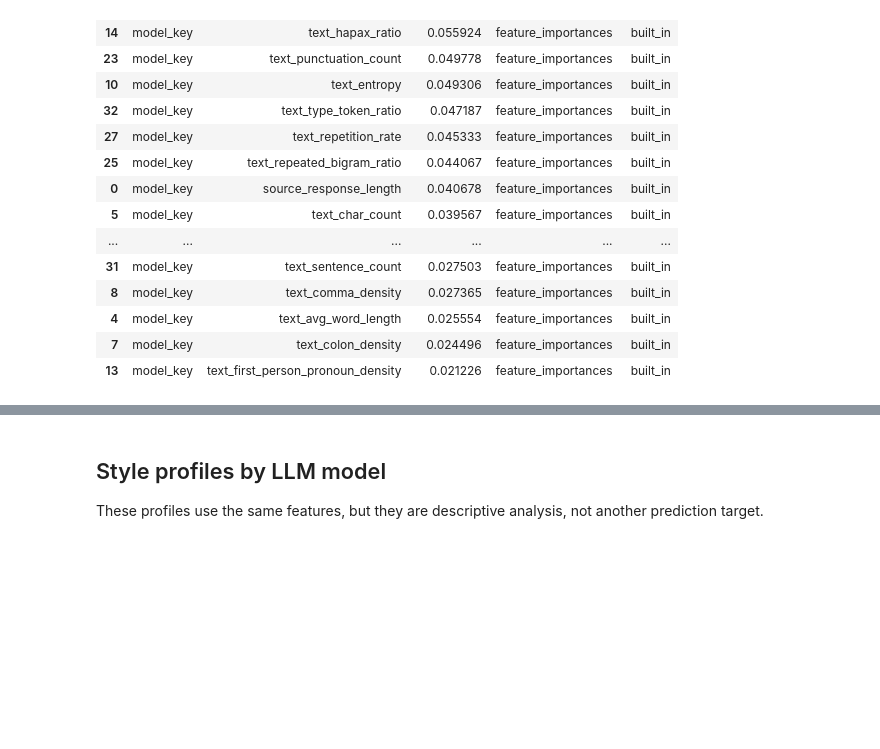
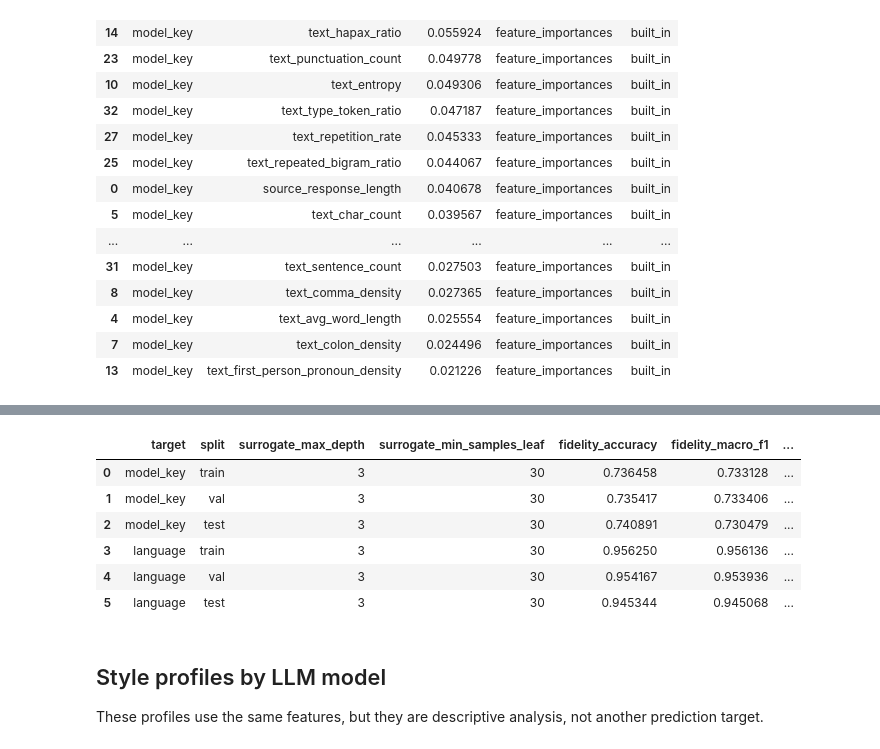
Before and after one commit to nataliachoszczyk/LLM-Behavior-XAI, a Jupyter notebook: notebooks/week_6_7_xai_training_and_profiles.ipynb, the cells around one changed output, grey strips where cells are left out. Drawn from its saved outputs; the diff is of its cells as text; code cells hidden in the pictures; blank space fills up the shorter version.

```diff
--- a/notebooks/week_6_7_xai_training_and_profiles.ipynb
+++ b/notebooks/week_6_7_xai_training_and_profiles.ipynb
@@ -1058,3 +1197,81 @@ pd.concat(importance_outputs).head(20)
+# %%
+def train_surrogate_tree(target: str, max_depth: int = 3, min_samples_leaf: int = 30):
+    main_model = best_by_target[target]["model"]
+    class_names = best_by_target[target]["class_names"]
+    pseudo_train = main_model.predict(feature_splits["train"])
+
+    surrogate = DecisionTreeClassifier(
+        max_depth=max_depth,
+        min_samples_leaf=min_samples_leaf,
+        random_state=RANDOM_STATE,
+        class_weight="balanced",
+    )
+    surrogate.fit(feature_splits["train"], pseudo_train)
+
+    rows = []
+    for split in ("train", "val", "test"):
+        main_predictions = main_model.predict(feature_splits[split])
+        surrogate_predictions = surrogate.predict(feature_splits[split])
+        true_labels = best_by_target[target]["encoded_targets"][split]
+        rows.append(
+            {
+                "target": target,
+                "split": split,
+                "surrogate_max_depth": max_depth,
+                "surrogate_min_samples_leaf": min_samples_leaf,
+                "fidelity_accuracy": accuracy_score(main_predictions, surrogate_predictions),
+                "fidelity_macro_f1": f1_score(
+                    main_predictions,
+                    surrogate_predictions,
+                    average="macro",
+                    zero_division=0,
+                ),
+                "surrogate_task_accuracy": accuracy_score(true_labels, surrogate_predictions),
+                "surrogate_task_macro_f1": f1_score(
+                    true_labels,
+                    surrogate_predictions,
+                    average="macro",
+                    zero_division=0,
+                ),
+            }
+        )
+
+    rules = export_text(surrogate, feature_names=feature_columns, show_weights=True)
+    (XAI_DIR / "surrogate_trees" / f"{target}_surrogate_tree_rules.txt").write_text(rules, encoding="utf-8")
+    joblib.dump(surrogate, MODELS_DIR / f"{target}_surrogate_tree.joblib")
+
+    fig, ax = plt.subplots(figsize=(22, 10))
+    plot_tree(
+        surrogate,
+        feature_names=feature_columns,
+        class_names=class_names,
+        filled=True,
+        rounded=True,
+        fontsize=8,
+        ax=ax,
+    )
+    ax.set_title(f"Surrogate decision tree for {target}")
+    fig.tight_layout()
+    fig.savefig(XAI_DIR / "surrogate_trees" / f"{target}_surrogate_tree.png")
+    plt.close(fig)
+
+    return pd.DataFrame(rows)
+
+
+surrogate_metrics = pd.concat(
+    [train_surrogate_tree(target) for target in TARGET_COLUMNS],
+    ignore_index=True,
+)
+surrogate_metrics.to_csv(XAI_DIR / "surrogate_trees" / "surrogate_tree_metrics.csv", index=False)
+surrogate_metrics
+# %% [output]
+|  | target | split | surrogate_max_depth | surrogate_min_samples_leaf | fidelity_accuracy | fidelity_macro_f1 | ... |
+| 0 | model_key | train | 3 | 30 | 0.736458 | 0.733128 | ... |
+| 1 | model_key | val | 3 | 30 | 0.735417 | 0.733406 | ... |
+| 2 | model_key | test | 3 | 30 | 0.740891 | 0.730479 | ... |
+| 3 | language | train | 3 | 30 | 0.956250 | 0.956136 | ... |
+| 4 | language | val | 3 | 30 | 0.954167 | 0.953936 | ... |
+| 5 | language | test | 3 | 30 | 0.945344 | 0.945068 | ... |
 # %% [markdown]
 ## Style profiles by LLM model
 
```
Also changed, not shown: parts of 4 cells of this notebook, 21 other files.
